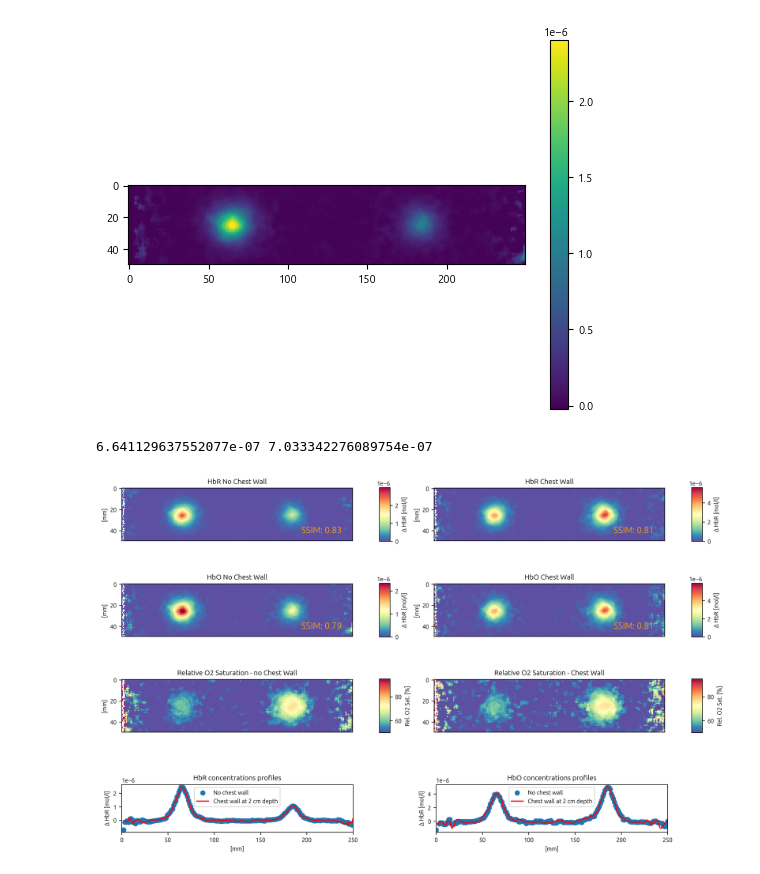
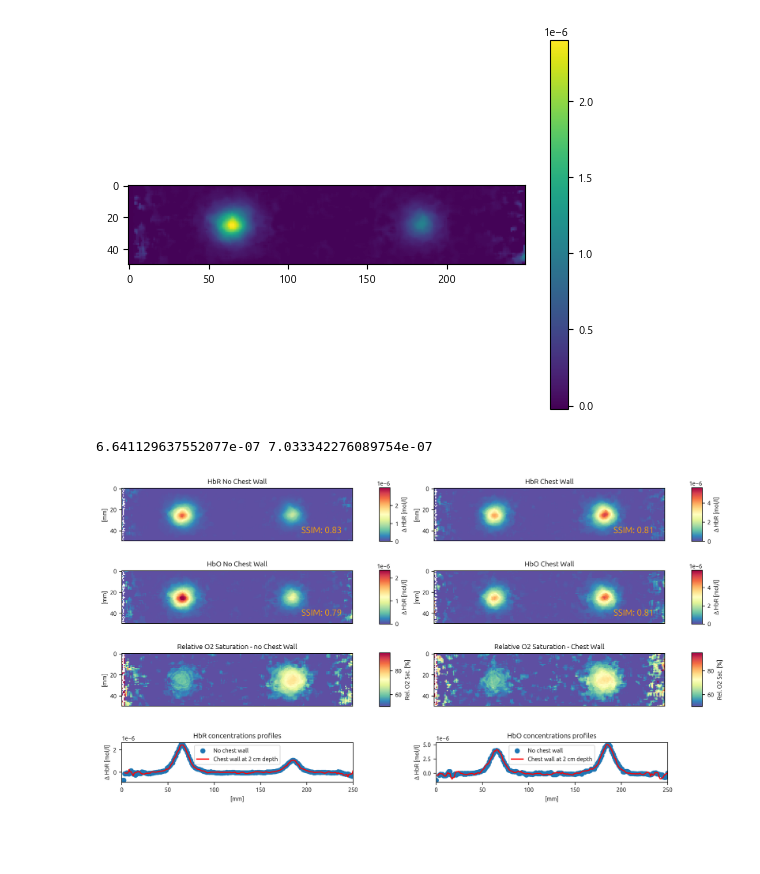
Before and after one commit to nicocarbone/MamoRefCodePublic, a Jupyter notebook: MamoRefRecon2D_MC_Chest.ipynb, the cells around one changed output. Drawn from its saved outputs; the diff is of its cells as text; code cells hidden in the pictures; blank space fills up the shorter version.

Commit message:
Optimized figure size and spacing between rows of figures.

```diff
--- a/MamoRefRecon2D_MC_Chest.ipynb
+++ b/MamoRefRecon2D_MC_Chest.ipynb
@@ -468,9 +468,9 @@ extent = [minValPos, 250, vertSize*2, 0]
 extent = None
 
 if doSatMap:
-    fig, axs = plt.subplots(3, 2, figsize=(12, 6), dpi=300)
+    fig, axs = plt.subplots(3, 2, figsize=(12, 5), dpi=300)
 else:
-    fig, axs = plt.subplots(2, 2, figsize=(12, 6), dpi=300)
+    fig, axs = plt.subplots(2, 2, figsize=(12, 5), dpi=300)
 
 
 plt.subplots_adjust(hspace=0.)  # Adjust the vertical spacing between subplots
@@ -562,31 +562,31 @@ prof_HbR_noCW = desOxyMap_2D_filtered[midVertPoint, :]
 prof_HbO_noCW = OxyMap_2D_filtered[midVertPoint, :]
 prof_HbR_CW = desOxyMap_2D_filtered_CW[midVertPoint, :]
 prof_HbO_CW = OxyMap_2D_filtered_CW[midVertPoint, :]
 
 x_scale = np.linspace(0,250,np.shape(desOxyMap_2D_filtered)[0])
 
 plot1 = fig.add_axes([0.042, -0.2, 0.365, 0.15])
 plot2 = fig.add_axes([0.538, -0.2, 0.365, 0.15])
 
 plot1.scatter(x_scale, prof_HbR_noCW, label="No chest wall")
 plot1.plot(x_scale, prof_HbR_CW, c="red", label="Chest wall at 2 cm depth")
 plot1.set_ylabel("Δ HbR [mol/l]")
 plot1.set_xlabel("[mm]")
 plot1.set_xlim(0,250)
 plot1.set_title("HbR concentrations profiles")
 plot1.legend()
 
 plot2.scatter(x_scale, prof_HbO_noCW, label="No chest wall")
 plot2.plot(x_scale, prof_HbO_CW, c="red", label="Chest wall at 2 cm depth")
 plot2.set_xlabel("[mm]")
 plot2.set_ylabel("Δ HbR [mol/l]")
 plot2.set_xlim(0,250)
 plot2.set_title("HbO concentrations profiles")
 plot2.legend()
 
 fig.tight_layout()
 fig.savefig("MC2Incs_ChestWall.png", bbox_inches='tight', dpi=300)
 plt.show()
 # %% [output]
 6.641129637552077e-07 7.033342276089754e-07
-[figure, old version]
+[figure, new version]
```
Also changed, not shown: 1 other file.
